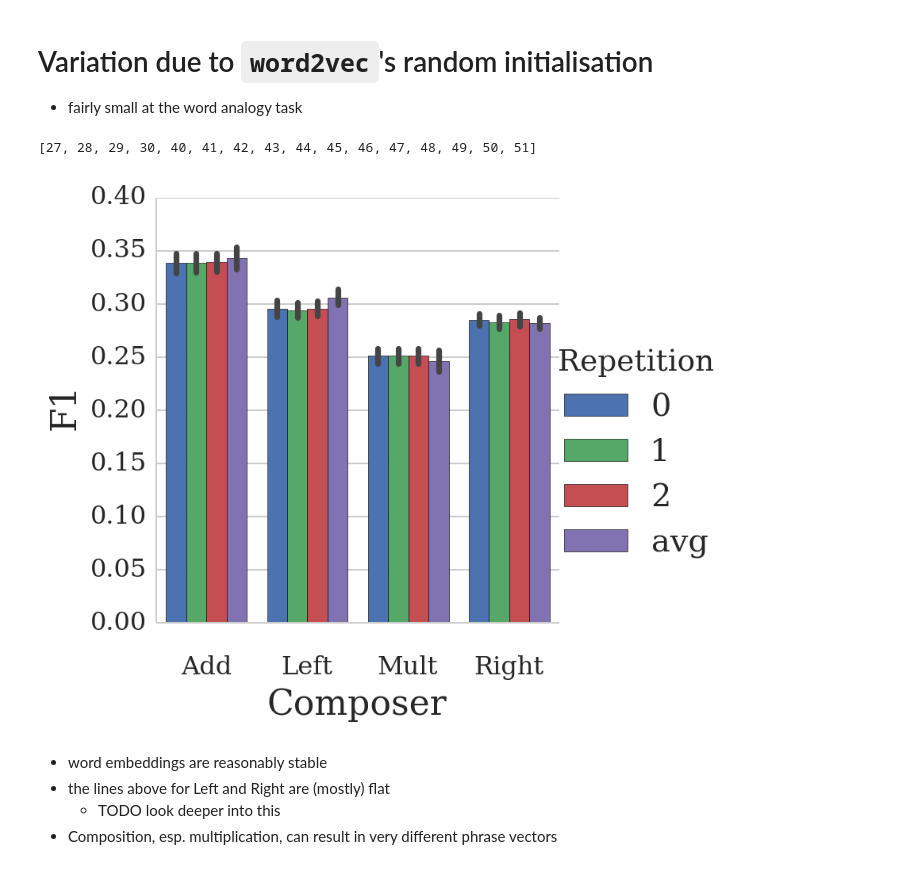
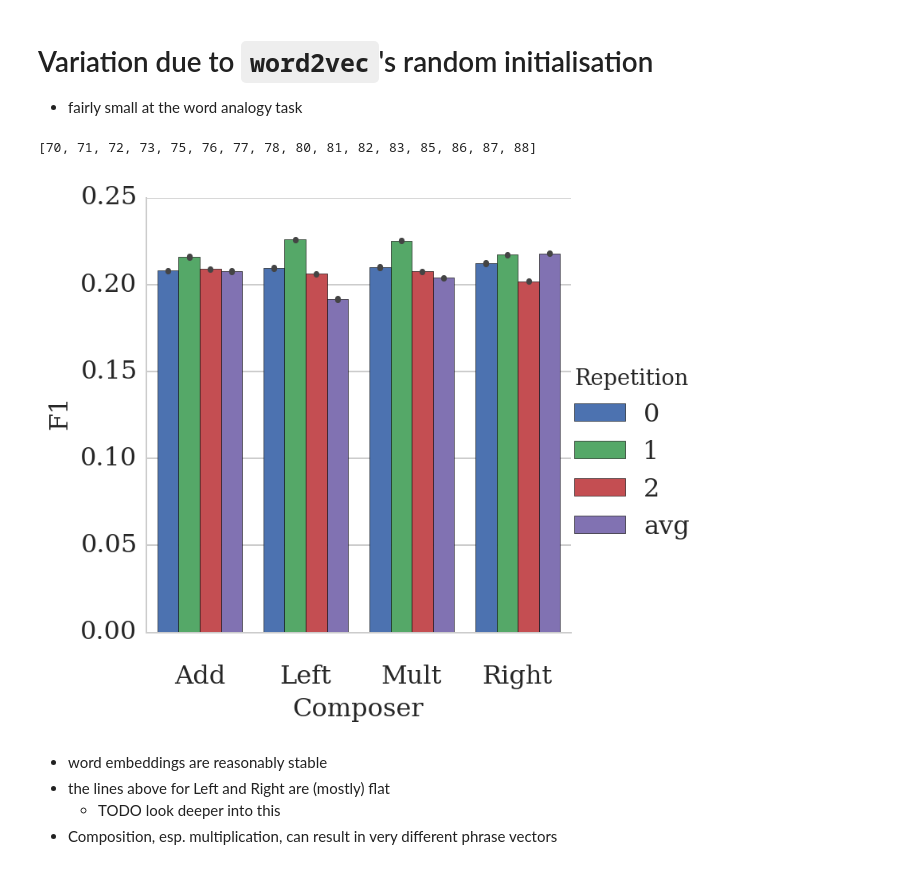
Before and after one commit to mbatchkarov/ExpLosion, a Jupyter notebook: notebooks/effect_of_unlabelled_size.ipynb, the cells around one changed output. Drawn from its saved outputs; the diff is of its cells as text; code cells hidden in the pictures.

```diff
--- a/notebooks/effect_of_unlabelled_size.ipynb
+++ b/notebooks/effect_of_unlabelled_size.ipynb
@@ -26,22 +26,26 @@ from operator import attrgetter
 shared = {'use_similarity': 0,
           'neighbour_strategy':'linear',
           'vectors__dimensionality': 100,
-          'document_features': 'AN_NN',
+          'document_features_ev': 'AN+NN',
+          'document_features_tr': 'J+N+AN+NN',
+          'allow_overlap': False,
+          'entries_of': None,
+#           'vectors__unlabelled_percentage__in': [70,80], # todo remove this
           'vectors__algorithm': 'word2vec',
+          'vectors__composer__in': ['Add', 'Mult', 'Left', 'Right'], # todo Verb???
           'vectors__unlabelled': 'wiki',
           'decode_handler': 'SignifiedOnlyFeatureHandler',
           'noise': 0}
 
 def query_to_ids(ids):
-    # eliminate duplicated experiments
-    experiments = set(db.ClassificationExperiment.get(db.ClassificationExperiment.id==x.id) for x in ids)
+    experiments = Experiment.objects.filter(id__in=ids)
     return sorted(list(set(foo.id for foo in experiments)))
 
-def get_exp_ids_for_varying_k(corpus='reuters21578/r8-tagged-grouped'):
+def get_exp_ids_for_varying_k(corpus='amazon_grouped-tagged'):
     # curve when varying k
     query_dict = ChainMap(shared,
                           {'vectors__rep': 0,
-                          'vectors__unlabelled_percentage': 100.0,
+                          'vectors__unlabelled_percentage': 100,
                           'labelled':corpus})
     return query_to_ids(Experiment.objects.filter(**query_dict))
 
@@ -54,7 +58,7 @@ def get_exp_ids_for_varying_amounts_of_unlabelled(corpus='reuters21578/r8-tagged
 def get_exp_ids_for_reruns_of_word2vec(corpus='amazon_grouped-tagged'):
     query_dict = ChainMap(shared, {'use_similarity': 0,
                                   'k':3,
-                                  'vectors__unlabelled_percentage': 100.0,
+                                  'vectors__unlabelled_percentage': 50,
                                   'labelled':corpus})
     return query_to_ids(Experiment.objects.filter(**query_dict))
 # %% [markdown]
@@ -158,21 +162,21 @@ plt.legend?
 # %%
 ids = get_exp_ids_for_reruns_of_word2vec() # todo change corpus here
 print(ids)
-data, folds, success = get_scores(ids)
-assert success
+data, folds = get_cv_scores_many_experiment(ids)
+
 reps = [str(x) if x >= 0 else 'avg' for x in get_vectors_field(ids, 'rep')]
 df = pd.DataFrame({'F1': data,
                    'Composer': get_vectors_field(ids, 'composer'),
                    'cvfold': folds,
                    'Repetition': reps})
 df.to_html('tmp.html')
 grid = sns.factorplot(x='Composer', y='F1', hue='Repetition',
                       data=df, kind='bar');
 # grid.set(ylim=(.6, .8));
 plt.savefig('plot-w2v_random_init_var.pdf', format='pdf', dpi=300)
 # %% [output]
-[27, 28, 29, 30, 40, 41, 42, 43, 44, 45, 46, 47, 48, 49, 50, 51]
+[70, 71, 72, 73, 75, 76, 77, 78, 80, 81, 82, 83, 85, 86, 87, 88]
-[figure, old version]
+[figure, new version]
 # %% [markdown]
  - word embeddings are reasonably stable
  - the lines above for Left and Right are (mostly) flat
```
Also changed, not shown: parts of 7 cells of this notebook, 6 other files.
